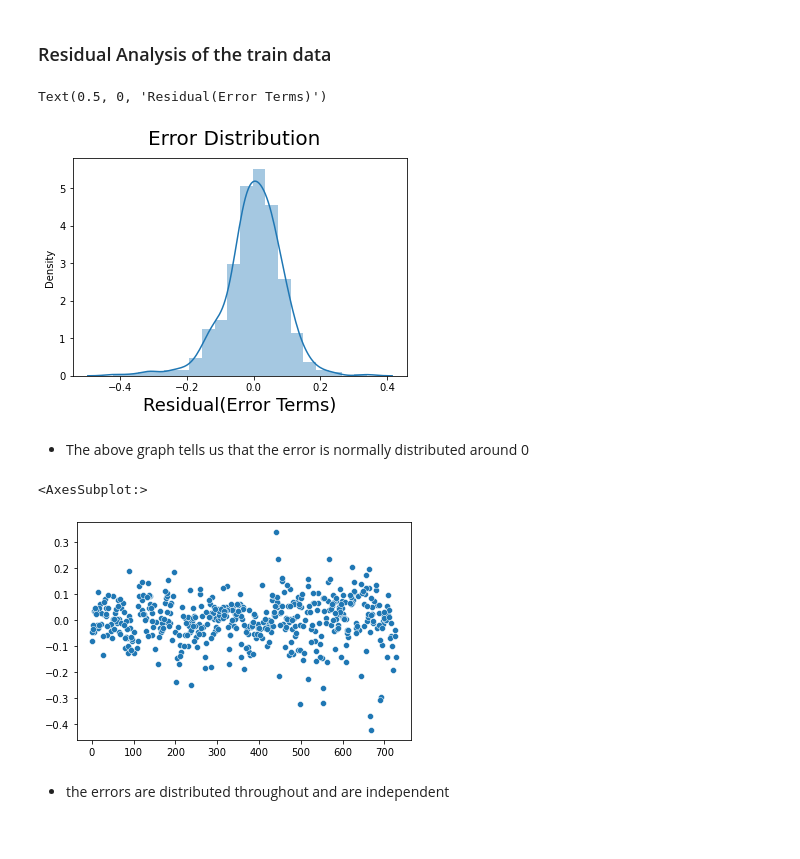
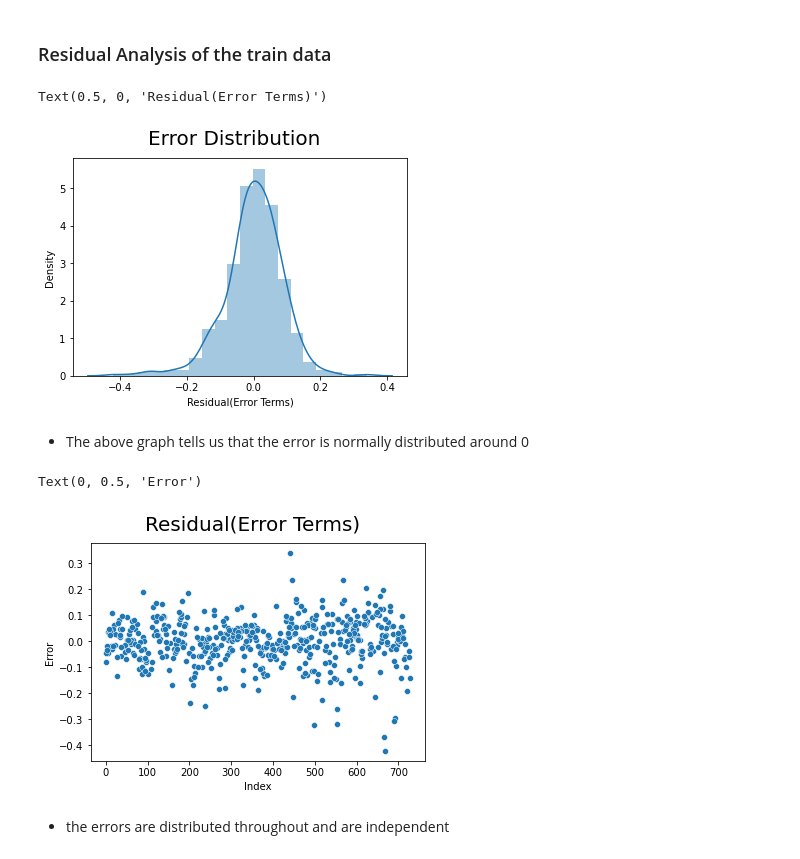
Before and after one commit to Silapada-Hansda/Bike_sharing_linear_regression, a Jupyter notebook: bike_sharing_assignment.ipynb, the cells around one changed output. Cells and saved outputs as stored; diff of their text form; code cells hidden in the pictures.

```diff
--- a/bike_sharing_assignment.ipynb
+++ b/bike_sharing_assignment.ipynb
@@ -595,16 +599,19 @@ import seaborn as sns
 fig = plt.figure()
 sns.distplot((y_train - y_train_cnt), bins = 20)
 fig.suptitle('Error Distribution', fontsize = 20)                  # Plot heading
-plt.xlabel('Residual(Error Terms)', fontsize = 18)                         # X-label
+plt.xlabel('Residual(Error Terms)', fontsize = 10)                         # X-label
 # %% [output]
 Text(0.5, 0, 'Residual(Error Terms)')
-[figure, old version]
+[figure, new version]
 # %% [markdown]
 - The above graph tells us that the error is normally distributed around 0
 # %%
 sns.scatterplot(data = y_train - y_train_cnt)
+plt.suptitle('Residual(Error Terms)', fontsize = 20)                  # Plot heading
+plt.xlabel('Index', fontsize = 10)
+plt.ylabel('Error', fontsize = 10)
 # %% [output]
-<AxesSubplot:>
+Text(0, 0.5, 'Error')
-[figure, old version]
+[figure, new version]
 # %% [markdown]
 - the errors are distributed throughout and are independent
```
Also changed, not shown: parts of 18 cells of this notebook.
